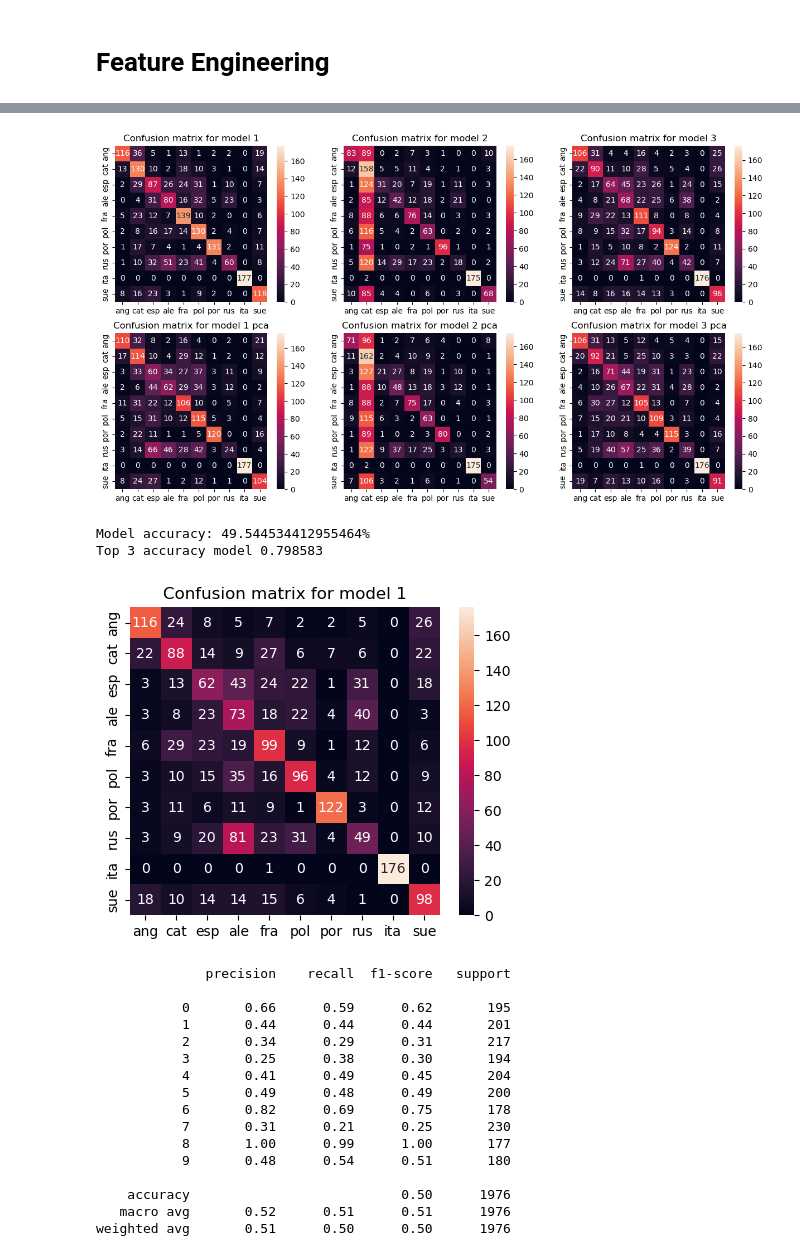
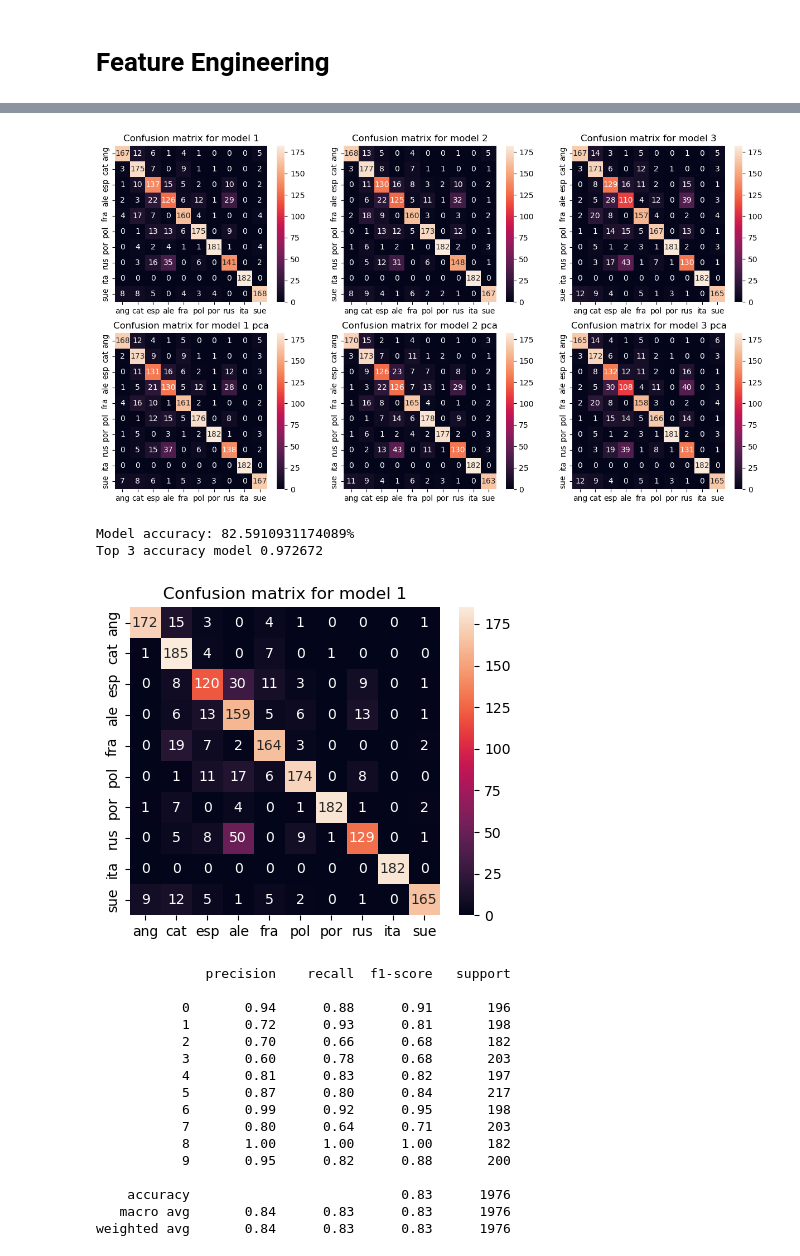
Before and after one commit to jsalisburyv/Machine-Learning, a Jupyter notebook: Practica1/Practica.ipynb, the cells around one changed output, grey strips where cells are left out. Saved outputs shown, nothing was run; the diff lists cells and outputs as text; code cells hidden in the pictures.

```diff
--- a/Practica1/Practica.ipynb
+++ b/Practica1/Practica.ipynb
@@ -125,7 +125,8 @@ prefix = {
         'pre_por': ["auto", "co", "contra", "des", "em", "en", "ex", "in", "inter", "pre", "pro", "re", "sub"],
         'pre_ale': ["be", "ein", "ent", "er", "ge", "hin", "ver", "zer"],
         'pre_sue': ["be", "för", "in", "om", "över", "under"],
-        'pre_pol': ["przed", "nad", "na", "pod", "z", "w"]
+        'pre_pol': ["przed", "nad", "na", "pod", "z", "w"],
+        'pre_rus': ["анти", "без", "в", "во", "до", "за", "из", "над", "пере", "под", "по", "пре", "раз"]
 }
 
 suffix = {
@@ -137,7 +138,8 @@ suffix = {
         'suf_por': ["al", "ão", "ar", "ês", "ência", "eza", "ia", "ício", "imento", "ir", "or", "oso", "ura"],
         'suf_ale': ["bar", "e", "ei", "er", "heit", "ich", "ig", "in", "keit", "lich", "ling", "sam", "schaft", "ung"],
         'suf_sue': ["ande", "are", "bar", "dom", "else", "en", "eri", "het", "ing", "isk", "itet", "lig", "lighet", "ning", "ningen", "ningar", "ningen"],
-        'suf_pol': ["acja", "ać", "anie", "eć", "enie", "enie", "enie", "enie", "enie", "enie", "enie", "enie", "enie", "enie", "enie", "enie"]
+        'suf_pol': ["acja", "ać", "anie", "eć", "enie", "enie", "enie", "enie", "enie", "enie", "enie", "enie", "enie", "enie", "enie", "enie"],
+        'suf_rus': ["больше", "енький", "ик", "ичка", "ок", "онок", "ушко", "ца", "чек", "шка", "шко", "ящик", "ец", "ин", "ист", "ник", "овец", "щик", "ёнок", "ь"]
 }
 
 for column in dict:
@@ -313,45 +319,46 @@ ax[1][1].set_title('Confusion matrix for model 2 pca')
 ax[1][2].set_title('Confusion matrix for model 3 pca')
 plt.show()
 # %% [output]
-[figure, old version]
+[figure, new version]
 # %%
-model_gs = svm.SVC(C=5, kernel='rbf', gamma=0.1, decision_function_shape="ovo", probability=True)
+
+model_gs = svm.SVC(C=5, kernel='rbf', gamma=0.001, decision_function_shape="ovo", probability=True)
 # model_gs = svm.SVC(probability=True)
 model_gs.fit(X_train, y_train)
 score_gs = model_gs.score(X_test, y_test)
 predictions_gs = model_gs.predict_proba(X_test)
 print(f'Model accuracy: {score_gs * 100}%')
 print('Top 3 accuracy model %f' % top_k_accuracy_score(y_test, predictions_gs, k=3))
 cm_sg = confusion_matrix(y_test, model_gs.predict(X_test))
 
 # Plot the confusion matrices
 langs =["ang", "cat", "esp", "ale", "fra", "pol", "por", "rus", "ita", "sue"]
 
 # Plot the confusion matrices
 fig, ax = plt.subplots(1, 1, figsize=(5, 4))
 sns.heatmap(cm_sg, annot=True, ax=ax, fmt='d', xticklabels=langs, yticklabels=langs)
 ax.set_title('Confusion matrix for model 1')
 
 plt.show()
 print(classification_report(y_test, model_gs.predict(X_test), zero_division=0))
 # %% [output]
-Model accuracy: 49.544534412955464%
-Top 3 accuracy model 0.798583
+Model accuracy: 82.5910931174089%
+Top 3 accuracy model 0.972672
-[figure, old version]
+[figure, new version]
               precision    recall  f1-score   support
 
-           0       0.66      0.59      0.62       195
-           1       0.44      0.44      0.44       201
-           2       0.34      0.29      0.31       217
-           3       0.25      0.38      0.30       194
-           4       0.41      0.49      0.45       204
-           5       0.49      0.48      0.49       200
-           6       0.82      0.69      0.75       178
-           7       0.31      0.21      0.25       230
-           8       1.00      0.99      1.00       177
-           9       0.48      0.54      0.51       180
+           0       0.94      0.88      0.91       196
+           1       0.72      0.93      0.81       198
+           2       0.70      0.66      0.68       182
+           3       0.60      0.78      0.68       203
+           4       0.81      0.83      0.82       197
+           5       0.87      0.80      0.84       217
+           6       0.99      0.92      0.95       198
+           7       0.80      0.64      0.71       203
+           8       1.00      1.00      1.00       182
+           9       0.95      0.82      0.88       200
 
-    accuracy                           0.50      1976
-   macro avg       0.52      0.51      0.51      1976
-weighted avg       0.51      0.50      0.50      1976
+    accuracy                           0.83      1976
+   macro avg       0.84      0.83      0.83      1976
+weighted avg       0.84      0.83      0.83      1976
 # %%
```
Also changed, not shown: parts of 7 cells of this notebook.
